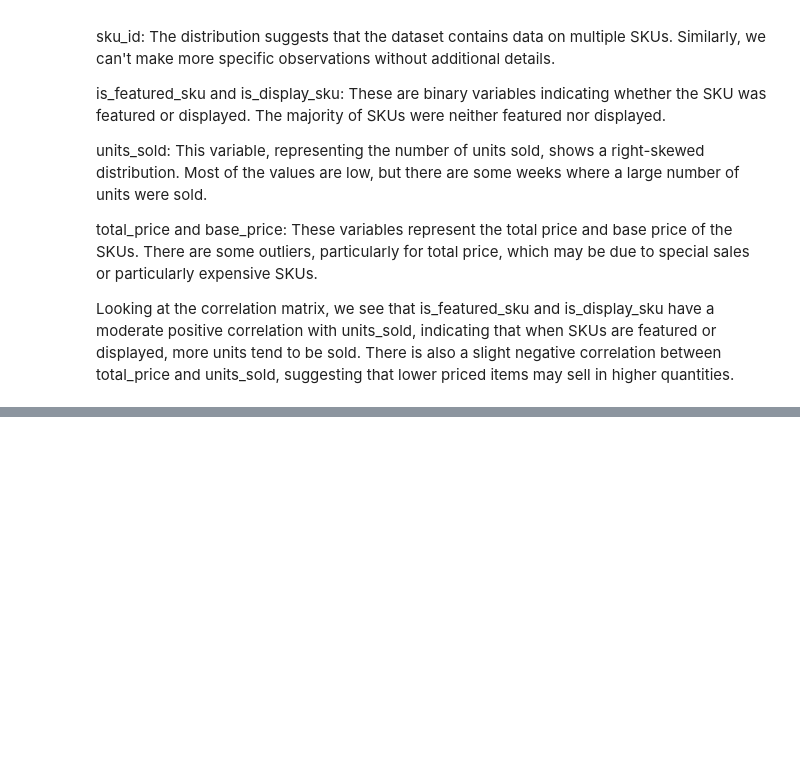
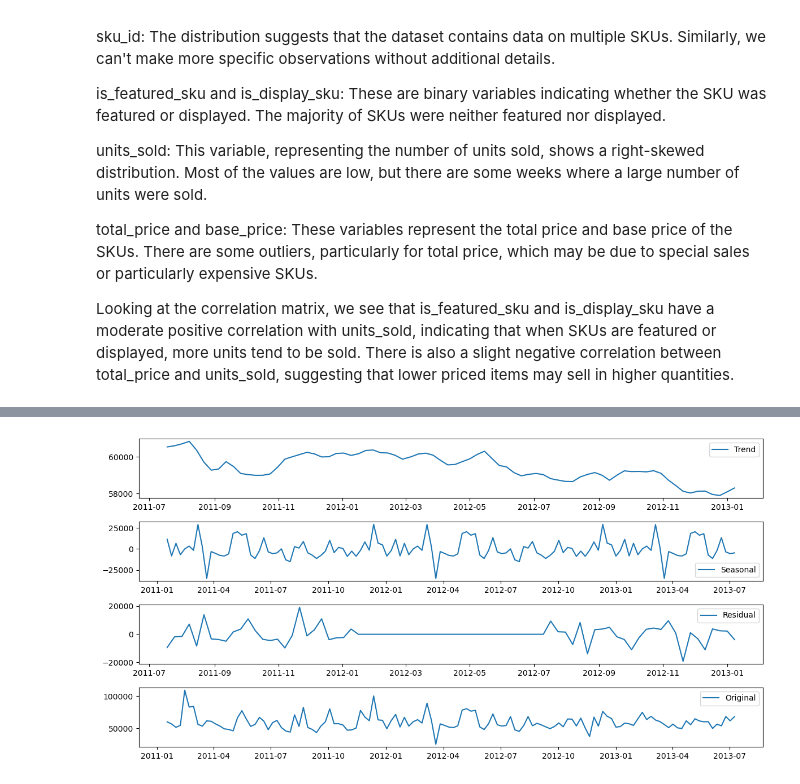
Before and after one commit to Narendr1a/demand-forecasting-for-E-commerce, a Jupyter notebook: demand-forecasting.ipynb, the cells around one changed output, grey strips where cells are left out. Cells and saved outputs as stored; diff of their text form; code cells hidden in the pictures; blank space fills up the shorter version.

```diff
--- a/demand-forecasting.ipynb
+++ b/demand-forecasting.ipynb
@@ -170,0 +193,28 @@ Looking at the correlation matrix, we see that is_featured_sku and is_display_sk
+# %%
+from statsmodels.tsa.seasonal import seasonal_decompose
+
+#weekly_data.set_index('week', inplace = True)
+
+plt.figure(figsize=(12, 6))
+
+decompose = seasonal_decompose(weekly_data['units_sold'], period=52)
+
+plt.subplot(411)
+plt.plot(decompose.trend, label='Trend')
+plt.legend(loc='best')
+
+plt.subplot(412)
+plt.plot(decompose.seasonal, label='Seasonal')
+plt.legend(loc='best')
+
+plt.subplot(413)
+plt.plot(decompose.resid, label='Residual')
+plt.legend(loc='best')
+
+plt.subplot(414)
+plt.plot(weekly_data['units_sold'], label='Original')
+plt.legend(loc='best')
+plt.tight_layout()
+plt.show()
+# %% [output]
+[figure, added]
```
Also changed, not shown: parts of 21 cells of this notebook, 1 other file.
